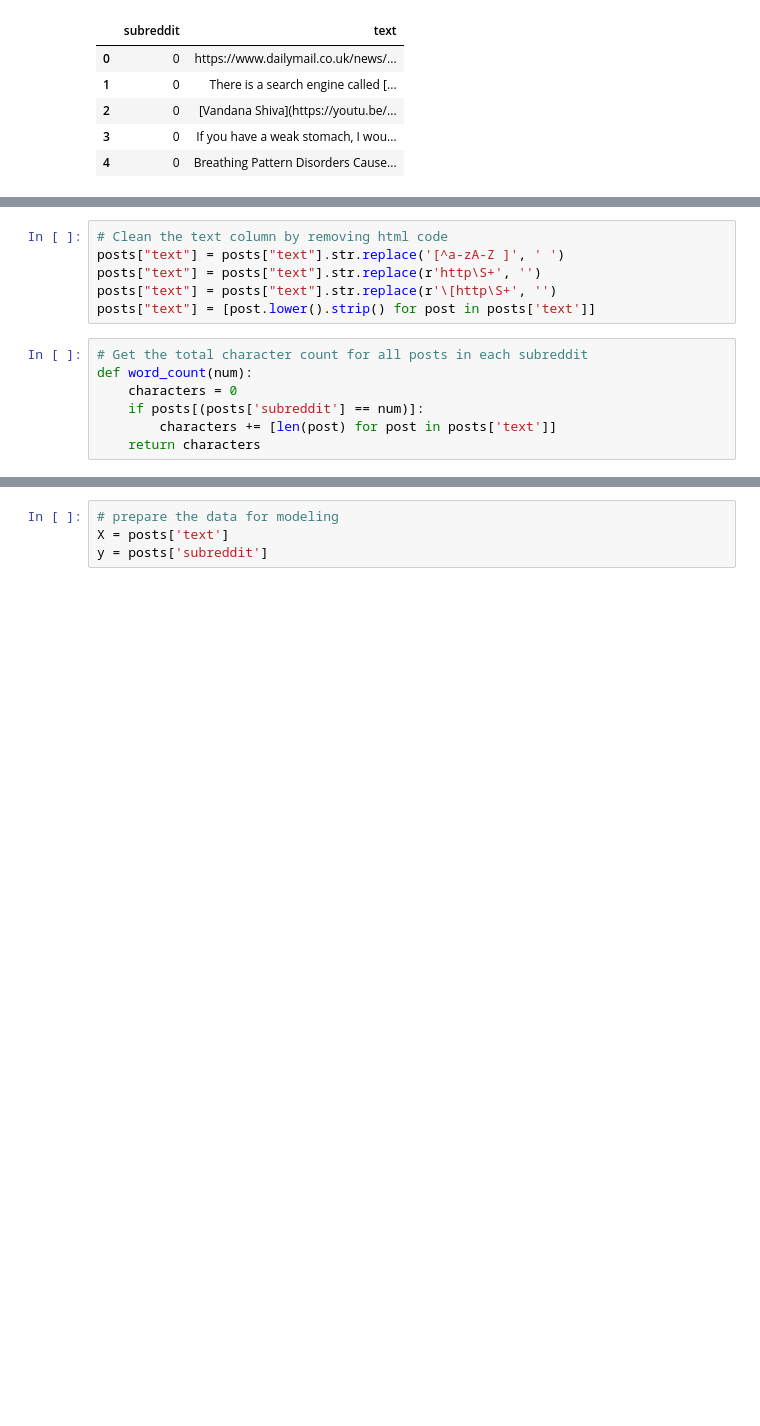
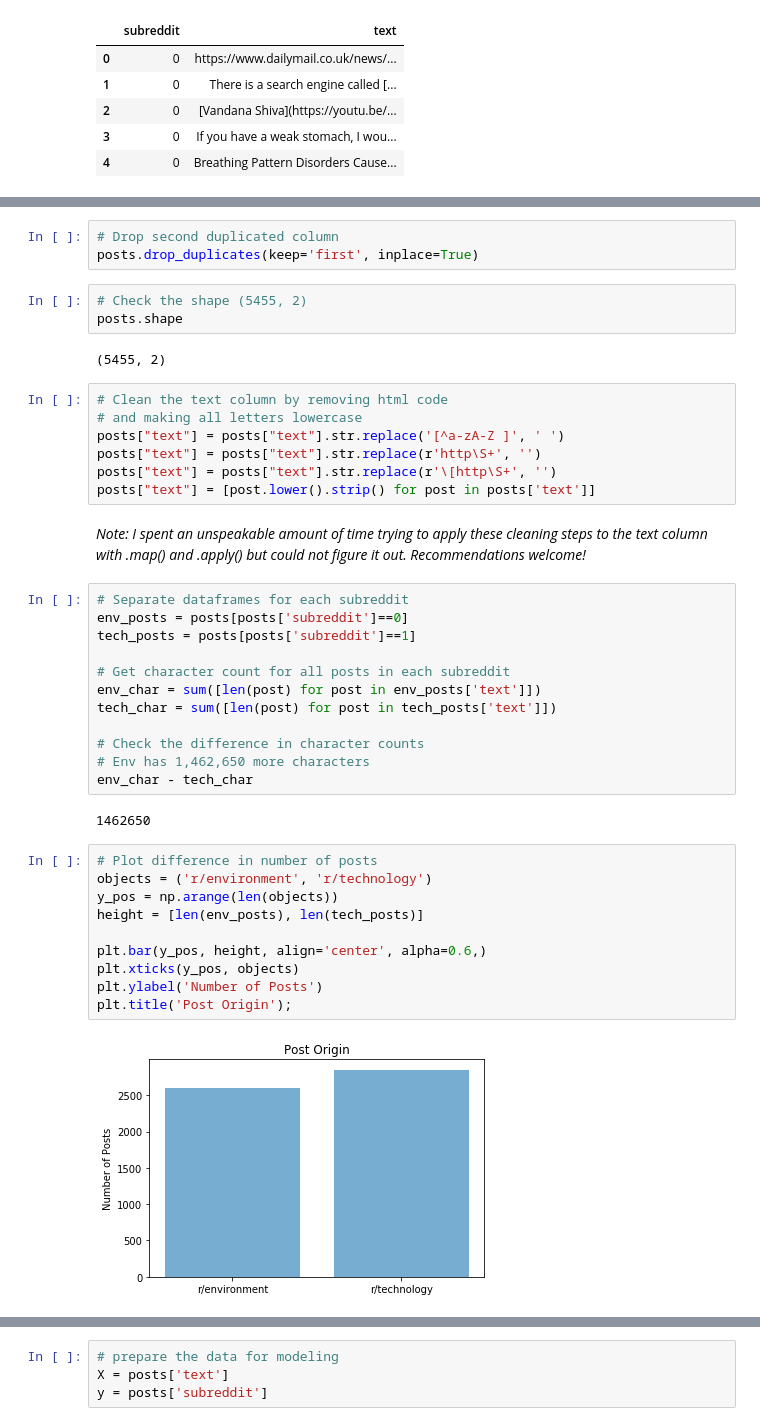
Before and after one commit to jessicarose00/nlp_reddit, a Jupyter notebook: code/02_NLP.ipynb, the cells around one changed output, grey strips where cells are left out. Saved outputs shown, nothing was run; the diff lists cells and outputs as text; blank space fills up the shorter version.

```diff
--- a/code/02_NLP.ipynb
+++ b/code/02_NLP.ipynb
@@ -61,13 +49,43 @@ posts.head()
+# %%
+# Drop second duplicated column
+posts.drop_duplicates(keep='first', inplace=True)
+# %%
+# Check the shape (5455, 2)
+posts.shape
+# %% [output]
+(5455, 2)
 # %%
 # Clean the text column by removing html code
+# and making all letters lowercase
 posts["text"] = posts["text"].str.replace('[^a-zA-Z ]', ' ')
 posts["text"] = posts["text"].str.replace(r'http\S+', '')
 posts["text"] = posts["text"].str.replace(r'\[http\S+', '')
 posts["text"] = [post.lower().strip() for post in posts['text']]
-# %%
-# Get the total character count for all posts in each subreddit
-def word_count(num):
-    characters = 0
-    if posts[(posts['subreddit'] == num)]:
-        characters += [len(post) for post in posts['text']]
-    return characters
+# %% [markdown]
+_Note: I spent an unspeakable amount of time trying to apply these cleaning steps to the text column with .map() and .apply() but could not figure it out. Recommendations welcome!_
+# %%
+# Separate dataframes for each subreddit
+env_posts = posts[posts['subreddit']==0]
+tech_posts = posts[posts['subreddit']==1]
+
+# Get character count for all posts in each subreddit
+env_char = sum([len(post) for post in env_posts['text']])
+tech_char = sum([len(post) for post in tech_posts['text']])
+
+# Check the difference in character counts
+# Env has 1,462,650 more characters
+env_char - tech_char
+# %% [output]
+1462650
+# %%
+# Plot difference in number of posts
+objects = ('r/environment', 'r/technology')
+y_pos = np.arange(len(objects))
+height = [len(env_posts), len(tech_posts)]
+
+plt.bar(y_pos, height, align='center', alpha=0.6,)
+plt.xticks(y_pos, objects)
+plt.ylabel('Number of Posts')
+plt.title('Post Origin');
+# %% [output]
+[figure, added]
```
Also changed, not shown: parts of 64 cells of this notebook, 2 other files.
